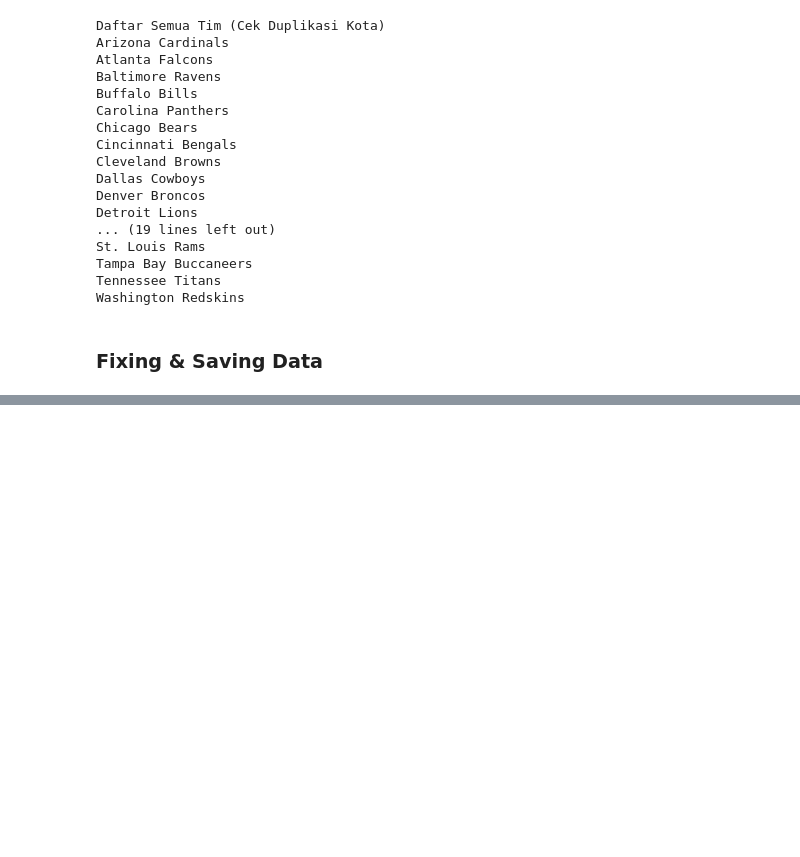
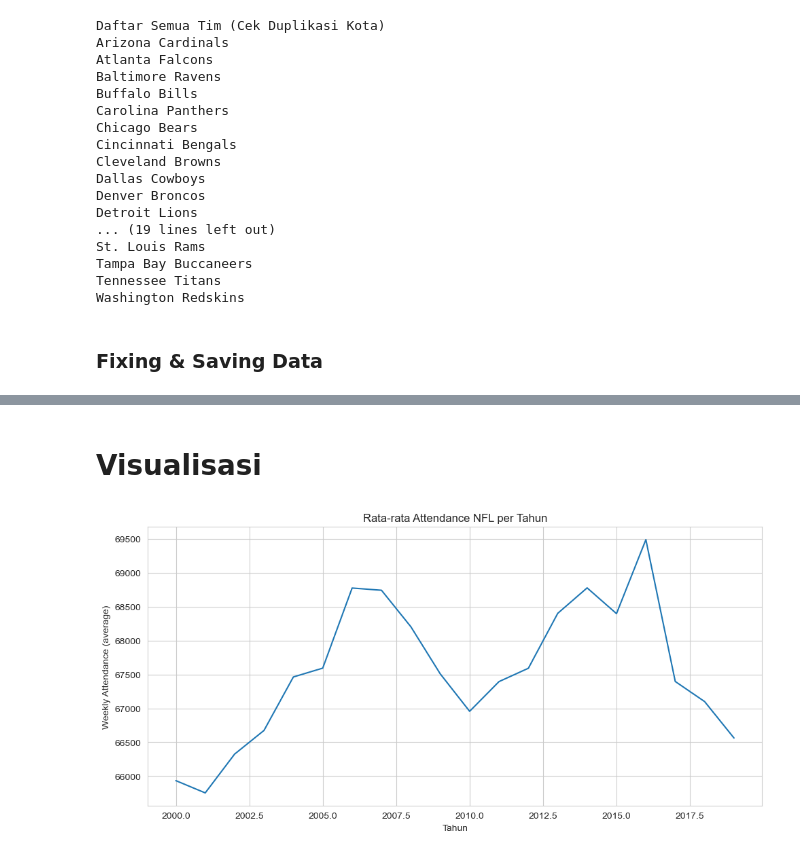
Before and after one commit to keirasharinna/nfl-attendance-analysis, a Jupyter notebook: notebooks/final project.ipynb, the cells around one changed output, grey strips where cells are left out. Cells and saved outputs as stored; diff of their text form; code cells hidden in the pictures; blank space fills up the shorter version.

Commit message:
Selesai EDA (Grafik Tren, Scatter Plot, dan Tabel)

```diff
--- a/notebooks/final project.ipynb
+++ b/notebooks/final project.ipynb
@@ -205,0 +200,13 @@ Dimensi Final: (10208, 18)
+# %%
+# Anggota 2 cukup jalankan ini:
+import pandas as pd
+import os
+
+# Definisikan path (sesuaikan dengan struktur folder laptop dia)
+# Asumsi dia ada di folder 'notebooks'
+path_file = os.path.join('..', 'data', 'processed', 'nfl_attendance_complete.csv')
+
+# Load langsung hasil kerja Anggota 1
+df_final = pd.read_csv(path_file)
+print("Data Final berhasil di-load!")
+display(df_final.head())
@@ -205,0 +266,17 @@ Dimensi Final: (10208, 18)
+# %% [markdown]
+# Visualisasi
+# %%
+#Tren Attendance per Tahun
+plt.figure(figsize=(10, 5))
+sns.lineplot(
+    data=df_final.groupby('year')['weekly_attendance'].mean().reset_index(),
+    x='year',
+    y='weekly_attendance'
+)
+plt.title("Rata-rata Attendance NFL per Tahun")
+plt.xlabel("Tahun")
+plt.ylabel("Weekly Attendance (average)")
+plt.tight_layout()
+plt.show()
+# %% [output]
+[figure, added]
```
Also changed, not shown: parts of 12 cells of this notebook.
